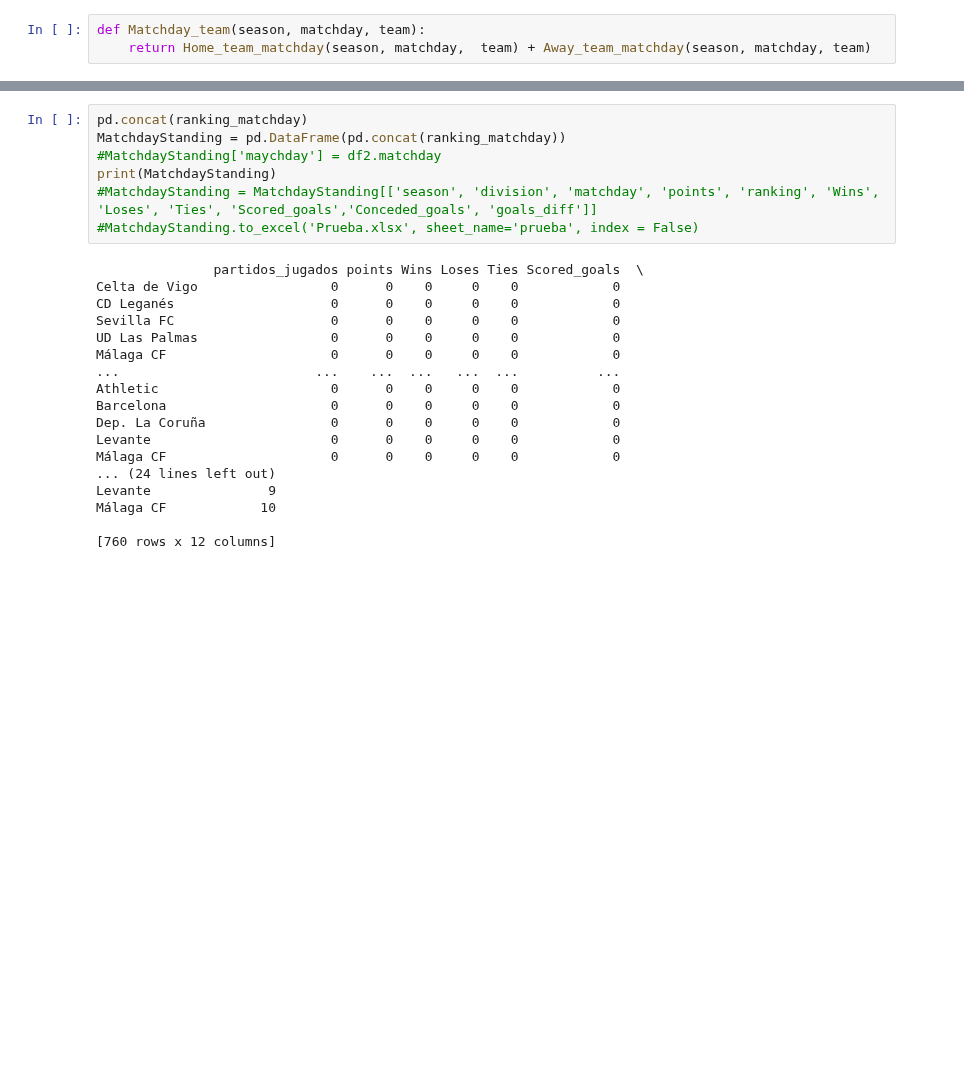
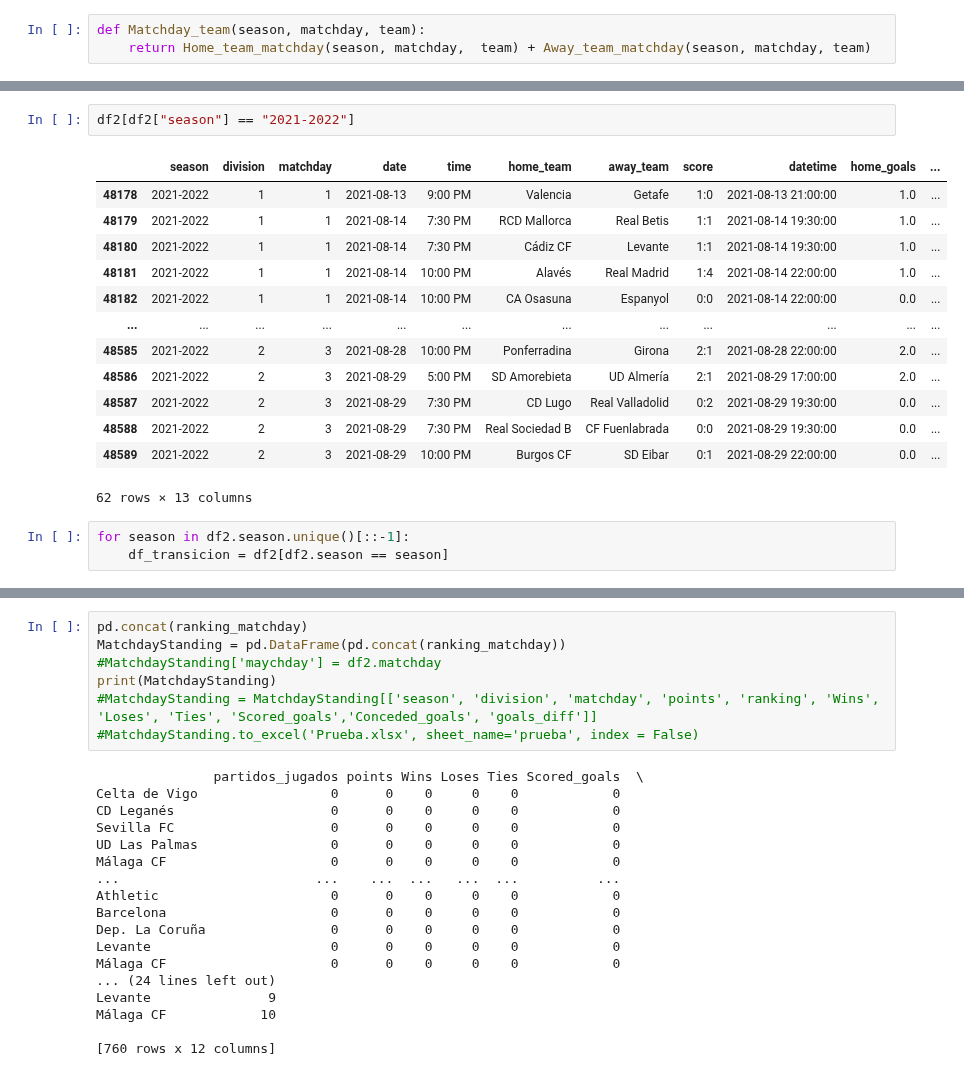
Before and after one commit to alexfulleda98/la-quiniela, a Jupyter notebook: analysis/LaLigaDataAnalysis.ipynb, the cells around one changed output, grey strips where cells are left out. Saved outputs shown, nothing was run; the diff lists cells and outputs as text; blank space fills up the shorter version.

```diff
--- a/analysis/LaLigaDataAnalysis.ipynb
+++ b/analysis/LaLigaDataAnalysis.ipynb
@@ -620,0 +674,19 @@ UFuncTypeError: ufunc 'add' did not contain a loop with signature matching types
+# %%
+df2[df2["season"] == "2021-2022"]
+# %% [output]
+|  | season | division | matchday | date | time | home_team | away_team | score | datetime | home_goals | ... |
+| 48178 | 2021-2022 | 1 | 1 | 2021-08-13 | 9:00 PM | Valencia | Getafe | 1:0 | 2021-08-13 21:00:00 | 1.0 | ... |
+| 48179 | 2021-2022 | 1 | 1 | 2021-08-14 | 7:30 PM | RCD Mallorca | Real Betis | 1:1 | 2021-08-14 19:30:00 | 1.0 | ... |
+| 48180 | 2021-2022 | 1 | 1 | 2021-08-14 | 7:30 PM | Cádiz CF | Levante | 1:1 | 2021-08-14 19:30:00 | 1.0 | ... |
+| 48181 | 2021-2022 | 1 | 1 | 2021-08-14 | 10:00 PM | Alavés | Real Madrid | 1:4 | 2021-08-14 22:00:00 | 1.0 | ... |
+| 48182 | 2021-2022 | 1 | 1 | 2021-08-14 | 10:00 PM | CA Osasuna | Espanyol | 0:0 | 2021-08-14 22:00:00 | 0.0 | ... |
+| ... | ... | ... | ... | ... | ... | ... | ... | ... | ... | ... | ... |
+| 48585 | 2021-2022 | 2 | 3 | 2021-08-28 | 10:00 PM | Ponferradina | Girona | 2:1 | 2021-08-28 22:00:00 | 2.0 | ... |
+| 48586 | 2021-2022 | 2 | 3 | 2021-08-29 | 5:00 PM | SD Amorebieta | UD Almería | 2:1 | 2021-08-29 17:00:00 | 2.0 | ... |
+| 48587 | 2021-2022 | 2 | 3 | 2021-08-29 | 7:30 PM | CD Lugo | Real Valladolid | 0:2 | 2021-08-29 19:30:00 | 0.0 | ... |
+| 48588 | 2021-2022 | 2 | 3 | 2021-08-29 | 7:30 PM | Real Sociedad B | CF Fuenlabrada | 0:0 | 2021-08-29 19:30:00 | 0.0 | ... |
+| 48589 | 2021-2022 | 2 | 3 | 2021-08-29 | 10:00 PM | Burgos CF | SD Eibar | 0:1 | 2021-08-29 22:00:00 | 0.0 | ... |
+62 rows × 13 columns
+# %%
+for season in df2.season.unique()[::-1]:
+    df_transicion = df2[df2.season == season]
```
Also changed, not shown: parts of 9 cells of this notebook.
